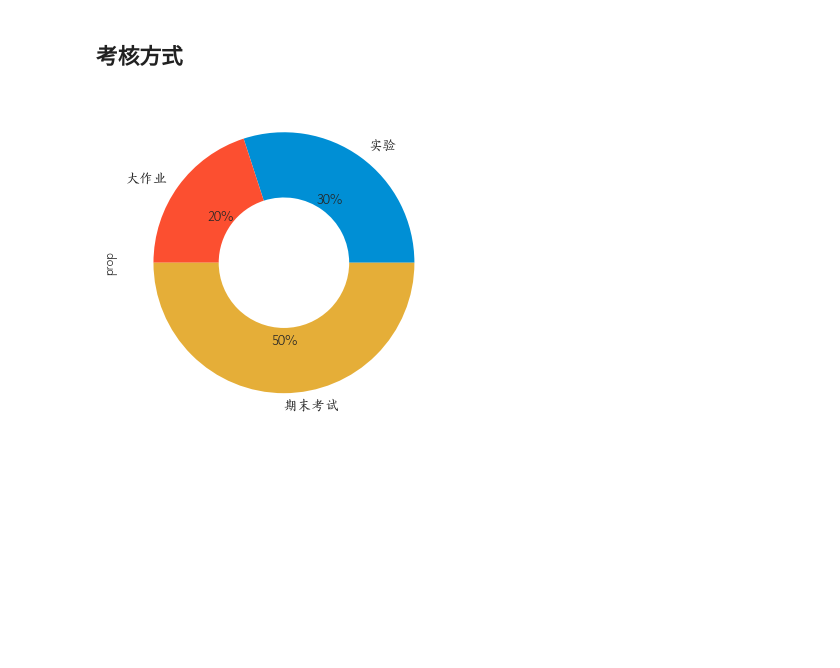
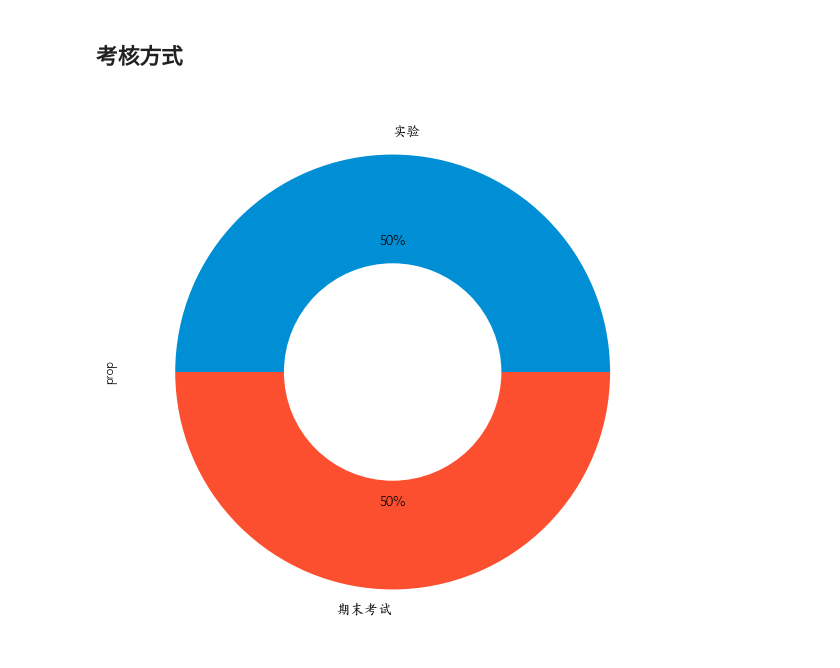
Before and after one commit to christinemu/quant-trading, a Jupyter notebook: QuantIntroduction.ipynb, the cells around one changed output. Cells and saved outputs as stored; diff of their text form; code cells hidden in the pictures; blank space fills up the shorter version.

```diff
--- a/QuantIntroduction.ipynb
+++ b/QuantIntroduction.ipynb
@@ -303,7 +382,7 @@ vn.py|[https://www.vnpy.com/](https://www.vnpy.com/)
 # %% [markdown]
 ## 考核方式
 # %%
-exam = pd.DataFrame({'prop':[0.3,0.2,0.5]},index=['实验','大作业','期末考试'])
-_ = exam.plot(y='prop',kind='pie',figsize=(12,6),legend=False,autopct='%1.0f%%',wedgeprops={'width':0.5},textprops={'fontsize': 14})
+exam = pd.DataFrame({'prop':[0.5,0.5]},index=['实验','期末考试'])
+_ = exam.plot(y='prop',kind='pie',figsize=(10,10),legend=False,autopct='%1.0f%%',wedgeprops={'width':0.5},textprops={'fontsize': 14})
 # %% [output]
-[figure, old version]
+[figure, new version]
```
Also changed, not shown: parts of 49 cells of this notebook, 10 other files.
